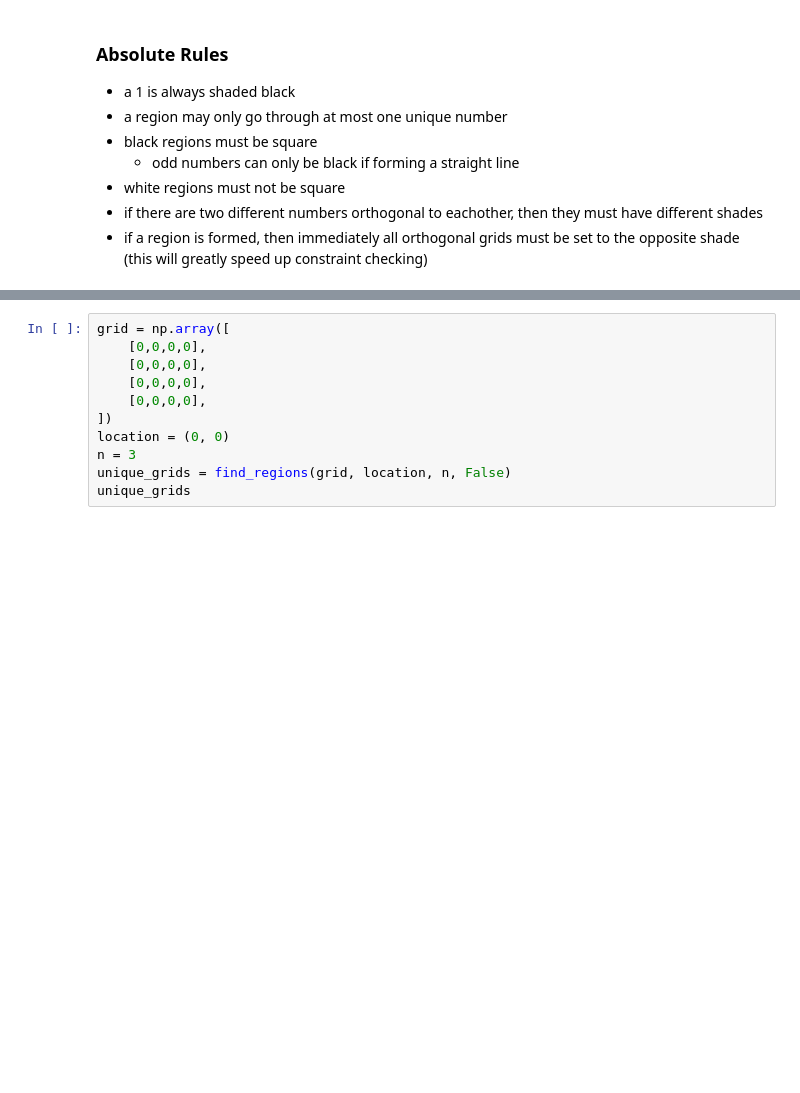
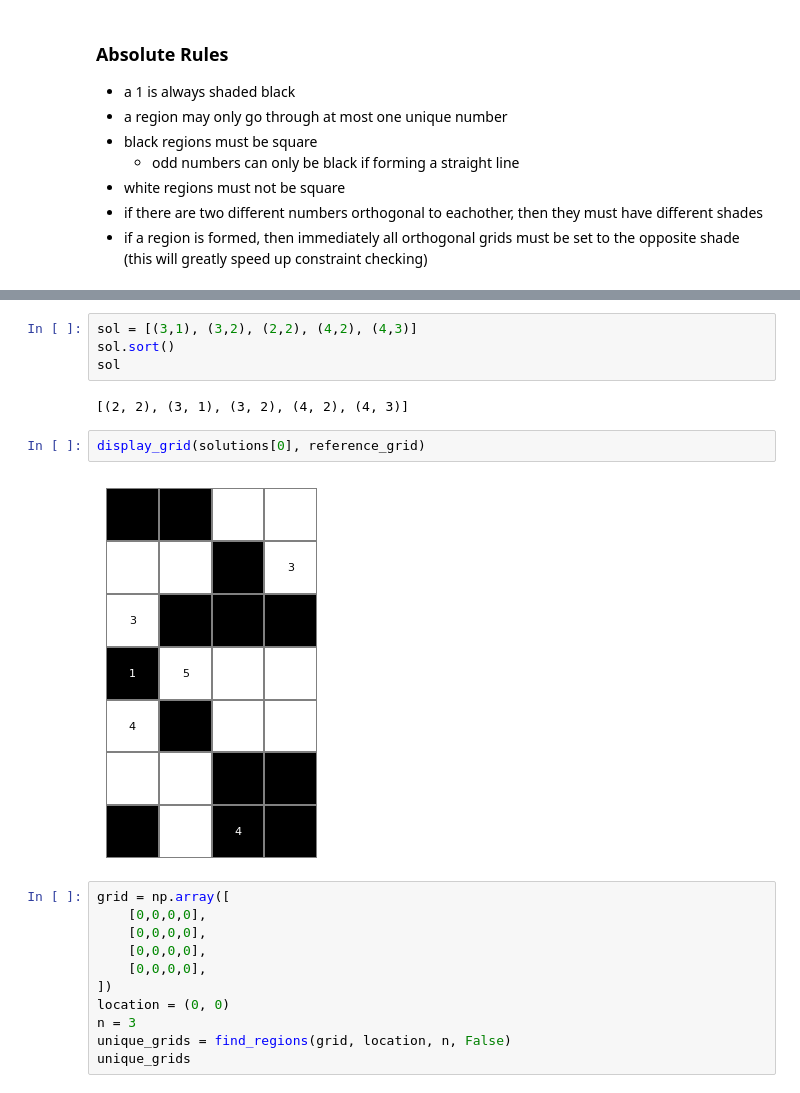
Before and after one commit to timohromadka/janestreetpuzzles, a Jupyter notebook: july2023/july2023.ipynb, the cells around one changed output, grey strips where cells are left out. Cells and saved outputs as stored; diff of their text form; blank space fills up the shorter version.

```diff
--- a/july2023/july2023.ipynb
+++ b/july2023/july2023.ipynb
@@ -196,3 +531,13 @@ Solution 3:
+# %%
+sol = [(3,1), (3,2), (2,2), (4,2), (4,3)]
+sol.sort()
+sol
+# %% [output]
+[(2, 2), (3, 1), (3, 2), (4, 2), (4, 3)]
+# %%
+display_grid(solutions[0], reference_grid)
+# %% [output]
+[figure, added]
 # %%
 grid = np.array([
     [0,0,0,0],
```
Also changed, not shown: parts of 20 cells of this notebook, 2 other files.
